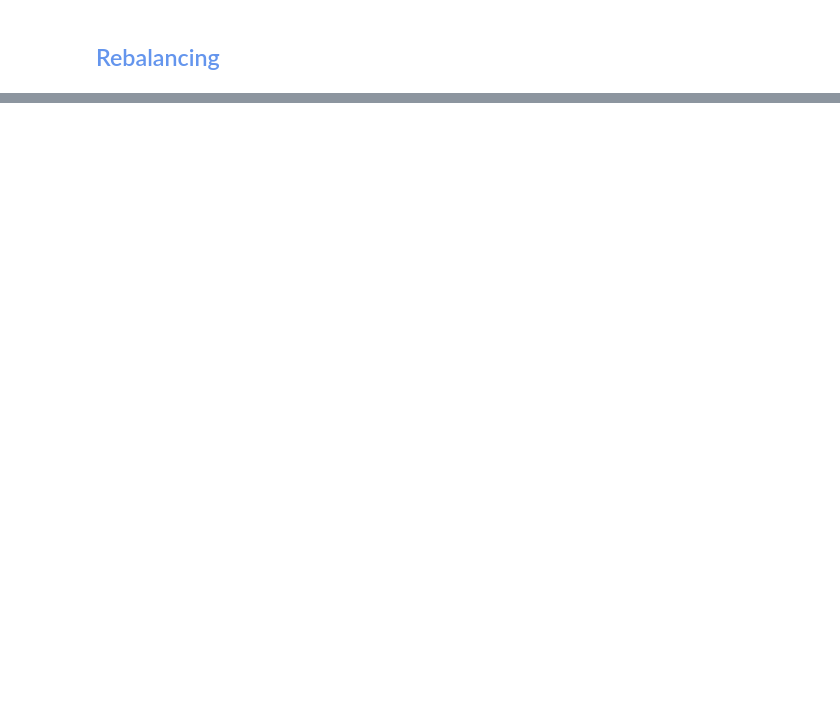
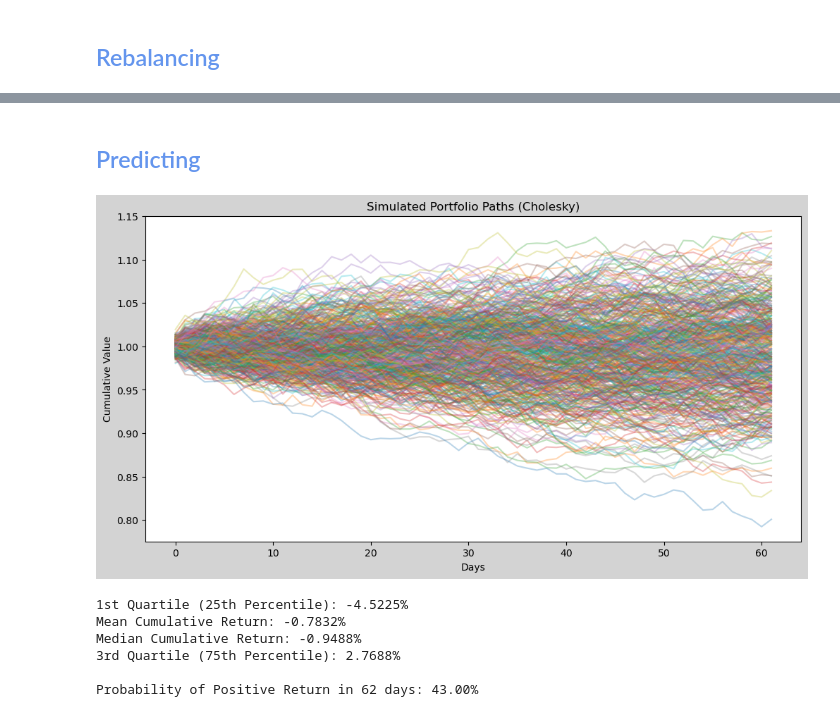
Before and after one commit to LuisMB09/Portfolio_Management, a Jupyter notebook: Portfolio_Weights.ipynb, the cells around one changed output, grey strips where cells are left out. Drawn from its saved outputs; the diff is of its cells as text; code cells hidden in the pictures; blank space fills up the shorter version.

Commit message:
Added portfolio simulation and important stats on the returns distribution

```diff
--- a/Portfolio_Weights.ipynb
+++ b/Portfolio_Weights.ipynb
@@ -64,0 +65,33 @@ rebalance_df
+# %% [markdown]
+## <font color='cornflowerblue'> Predicting
+# %%
+simulated_portfolios = vt.simulate_portfolio(data, weights, int(n_days))
+
+plt.figure(figsize=(12, 6))
+plt.plot(simulated_portfolios[:, :500], alpha=0.3)
+plt.title("Simulated Portfolio Paths (Cholesky)")
+plt.xlabel("Days")
+plt.ylabel("Cumulative Value")
+plt.show()
+
+final_cumulative_return = simulated_portfolios[-1, :] - 1
+
+mean = np.mean(final_cumulative_return)
+median = np.median(final_cumulative_return)
+q1 = np.percentile(final_cumulative_return, 25)
+q3 = np.percentile(final_cumulative_return, 75)
+prob_win = np.mean(final_cumulative_return > 0)
+
+print(f"1st Quartile (25th Percentile): {q1:.4%}")
+print(f"Mean Cumulative Return: {mean:.4%}")
+print(f"Median Cumulative Return: {median:.4%}")
+print(f"3rd Quartile (75th Percentile): {q3:.4%}\n")
+print(f"Probability of Positive Return in {int(n_days)} days: {prob_win:.2%}")
+# %% [output]
+[figure, added]
+1st Quartile (25th Percentile): -4.5225%
+Mean Cumulative Return: -0.7832%
+Median Cumulative Return: -0.9488%
+3rd Quartile (75th Percentile): 2.7688%
+
+Probability of Positive Return in 62 days: 43.00%
```
Also changed, not shown: parts of 3 cells of this notebook, 1 other file.
